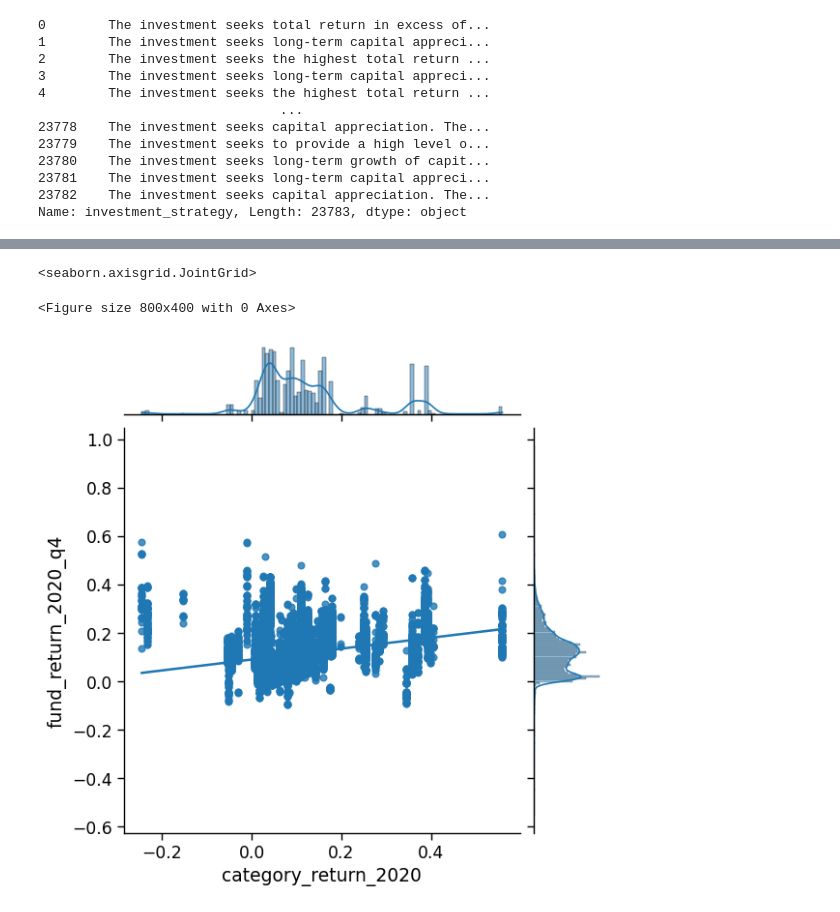
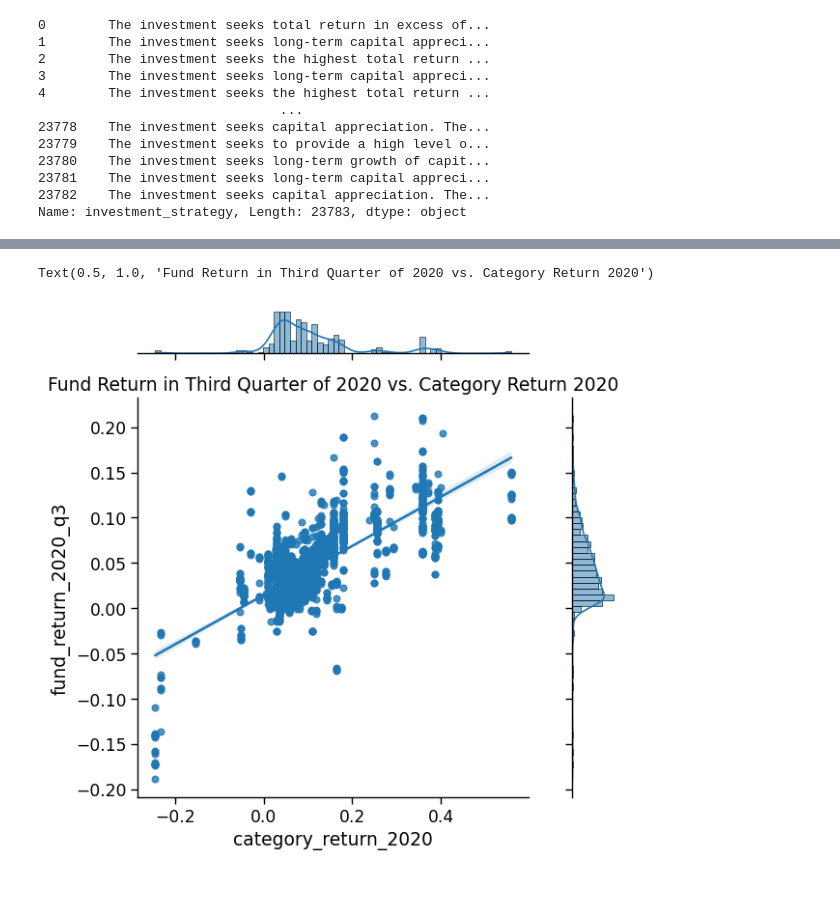
Before and after one commit to ubco-W2022T2-data301/project-group-group-57, a Jupyter notebook: analysis/analysis_George_Hsu.ipynb, the cells around one changed output, grey strips where cells are left out. Cells and saved outputs as stored; diff of their text form; code cells hidden in the pictures.

```diff
--- a/analysis/analysis_George_Hsu.ipynb
+++ b/analysis/analysis_George_Hsu.ipynb
@@ -149,6 +148,0 @@ Create plots of different time periods in related to category return to see if t
-# %%
-plt.figure(figsize=(8,4))
-
-sns.set_context('paper', font_scale=1.4)
-
-sns.jointplot(x='category_return_2020', y='fund_return_2020_q3', data=df1, kind="reg")
@@ -159,10 +149,6 @@ sns.jointplot(x='category_return_2020', y='fund_return_2020_q3', data=df1, kind=
-# %%
-plt.figure(figsize=(8,4))
-
-sns.set_context('paper', font_scale=1.4)
-
-sns.jointplot(x='category_return_2020', y='fund_return_2020_q4', data=df1, kind="reg")
-# %% [output]
-<seaborn.axisgrid.JointGrid>
-<Figure size 800x400 with 0 Axes>
-[figure, removed]
+# %%
+sns.jointplot(x='category_return_2020', y='fund_return_2020_q3', data=df1, kind="reg", space=1)
+plt.title('Fund Return in Third Quarter of 2020 vs. Category Return 2020')
+# %% [output]
+Text(0.5, 1.0, 'Fund Return in Third Quarter of 2020 vs. Category Return 2020')
+[figure, added]
```
Also changed, not shown: parts of 40 cells of this notebook, 4 other files.
